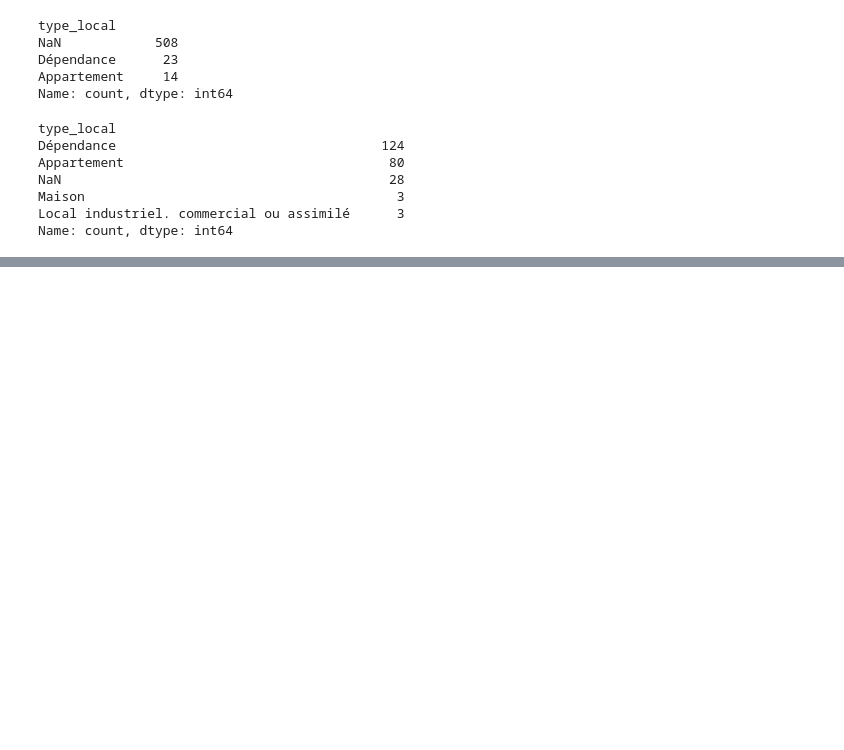
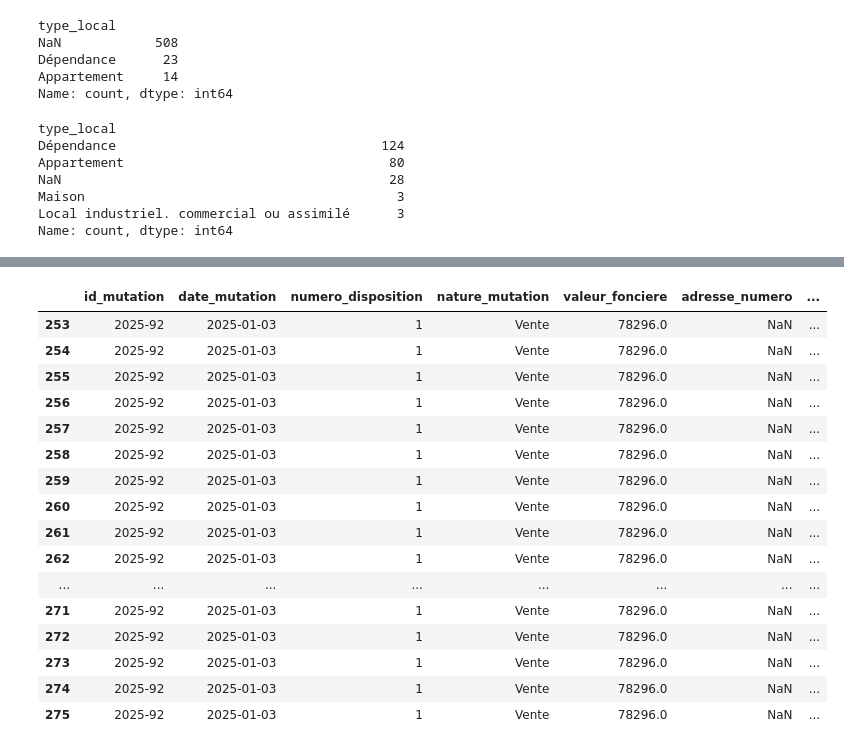
Before and after one commit to raybelpro77git/eda-project, a Jupyter notebook: notebooks/01_exploration.ipynb, the cells around one changed output, grey strips where cells are left out. Cells and saved outputs as stored; diff of their text form; code cells hidden in the pictures; blank space fills up the shorter version.

```diff
--- a/notebooks/01_exploration.ipynb
+++ b/notebooks/01_exploration.ipynb
@@ -6,12 +19,9 @@ c:\Users\Anwender\eda-project\.venv\Scripts\python.exe
 # %%
-import pandas as pd
-
-df = pd.read_csv("../data/raw/dvf-2025.csv.gz",
+df = pd.read_csv(
+    "../data/raw/dvf-2025.csv.gz",
     nrows=1000,
-    dtype={"code_departement": str, "code_commune" : str, "code_postal" : str }
+    dtype={"code_departement": str, "code_commune": str, "code_postal": str},
 )
-
-pd.set_option("display.max_columns", None)
 # %%
 df.head()
 # %% [output]
@@ -96,0 +111,3 @@ Name: count, dtype: int64
+# %%
+lignes_par_vente = df["id_mutation"].value_counts()
+lignes_par_vente.head()
@@ -96,0 +158,21 @@ Name: count, dtype: int64
+# %%
+plus_grosse = lignes_par_vente.index[0]
+df[df["id_mutation"] == plus_grosse]
+# %% [output]
+|  | id_mutation | date_mutation | numero_disposition | nature_mutation | valeur_fonciere | adresse_numero | ... |
+| 253 | 2025-92 | 2025-01-03 | 1 | Vente | 78296.0 | NaN | ... |
+| 254 | 2025-92 | 2025-01-03 | 1 | Vente | 78296.0 | NaN | ... |
+| 255 | 2025-92 | 2025-01-03 | 1 | Vente | 78296.0 | NaN | ... |
+| 256 | 2025-92 | 2025-01-03 | 1 | Vente | 78296.0 | NaN | ... |
+| 257 | 2025-92 | 2025-01-03 | 1 | Vente | 78296.0 | NaN | ... |
+| 258 | 2025-92 | 2025-01-03 | 1 | Vente | 78296.0 | NaN | ... |
+| 259 | 2025-92 | 2025-01-03 | 1 | Vente | 78296.0 | NaN | ... |
+| 260 | 2025-92 | 2025-01-03 | 1 | Vente | 78296.0 | NaN | ... |
+| 261 | 2025-92 | 2025-01-03 | 1 | Vente | 78296.0 | NaN | ... |
+| 262 | 2025-92 | 2025-01-03 | 1 | Vente | 78296.0 | NaN | ... |
+| ... | ... | ... | ... | ... | ... | ... | ... |
+| 271 | 2025-92 | 2025-01-03 | 1 | Vente | 78296.0 | NaN | ... |
+| 272 | 2025-92 | 2025-01-03 | 1 | Vente | 78296.0 | NaN | ... |
+| 273 | 2025-92 | 2025-01-03 | 1 | Vente | 78296.0 | NaN | ... |
+| 274 | 2025-92 | 2025-01-03 | 1 | Vente | 78296.0 | NaN | ... |
+| 275 | 2025-92 | 2025-01-03 | 1 | Vente | 78296.0 | NaN | ... |
```
Also changed, not shown: parts of 22 cells of this notebook.
